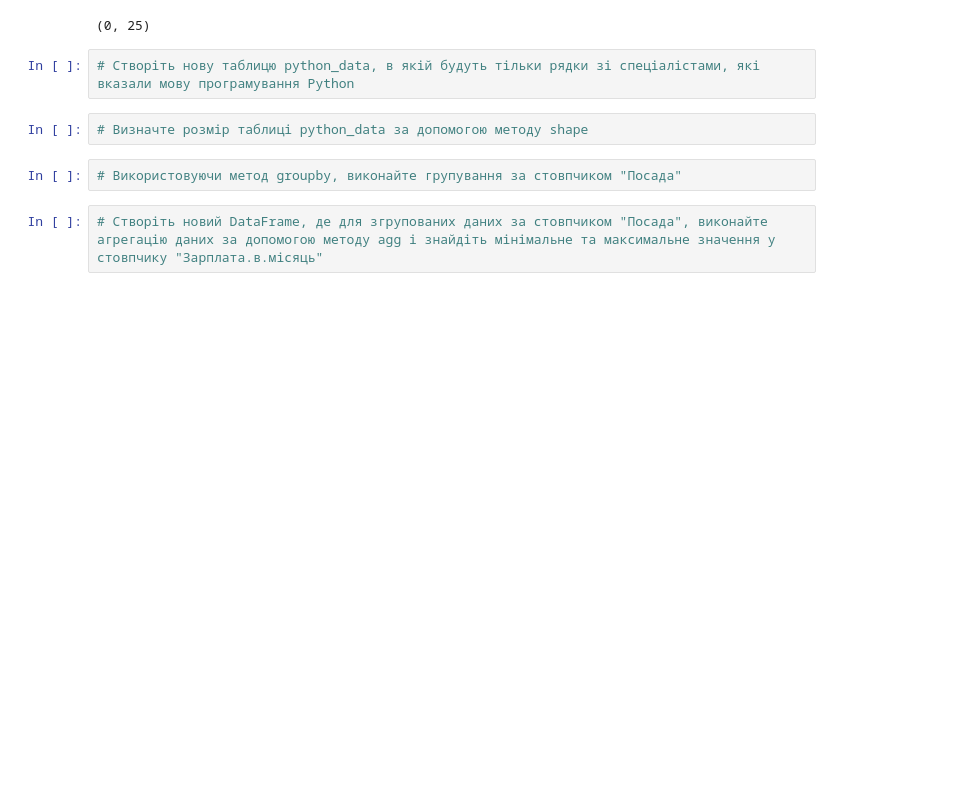
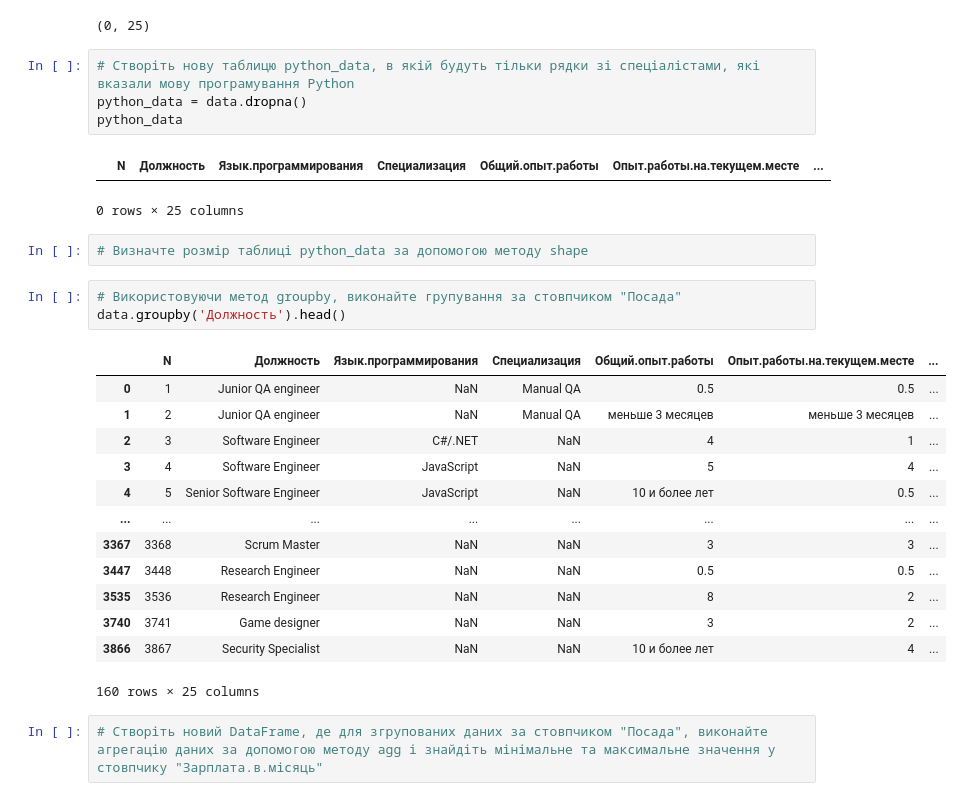
Before and after one commit to Gene4kaS/Data_science_python, a Jupyter notebook: Hw2.2.ipynb, the cells around one changed output. Drawn from its saved outputs; the diff is of its cells as text; blank space fills up the shorter version.

```diff
--- a/Hw2.2.ipynb
+++ b/Hw2.2.ipynb
@@ -40,10 +125,30 @@ data_full_cleaned.shape
 (0, 25)
 # %%
 # Створіть нову таблицю python_data, в якій будуть тільки рядки зі спеціалістами, які вказали мову програмування Python
+python_data = data.dropna()
+python_data
+# %% [output]
+|  | N | Должность | Язык.программирования | Специализация | Общий.опыт.работы | Опыт.работы.на.текущем.месте | ... |
+0 rows × 25 columns
 # %%
 # Визначте розмір таблиці python_data за допомогою методу shape
 # %%
 # Використовуючи метод groupby, виконайте групування за стовпчиком "Посада"
+data.groupby('Должность').head()
+# %% [output]
+|  | N | Должность | Язык.программирования | Специализация | Общий.опыт.работы | Опыт.работы.на.текущем.месте | ... |
+| 0 | 1 | Junior QA engineer | NaN | Manual QA | 0.5 | 0.5 | ... |
+| 1 | 2 | Junior QA engineer | NaN | Manual QA | меньше 3 месяцев | меньше 3 месяцев | ... |
+| 2 | 3 | Software Engineer | C#/.NET | NaN | 4 | 1 | ... |
+| 3 | 4 | Software Engineer | JavaScript | NaN | 5 | 4 | ... |
+| 4 | 5 | Senior Software Engineer | JavaScript | NaN | 10 и более лет | 0.5 | ... |
+| ... | ... | ... | ... | ... | ... | ... | ... |
+| 3367 | 3368 | Scrum Master | NaN | NaN | 3 | 3 | ... |
+| 3447 | 3448 | Research Engineer | NaN | NaN | 0.5 | 0.5 | ... |
+| 3535 | 3536 | Research Engineer | NaN | NaN | 8 | 2 | ... |
+| 3740 | 3741 | Game designer | NaN | NaN | 3 | 2 | ... |
+| 3866 | 3867 | Security Specialist | NaN | NaN | 10 и более лет | 4 | ... |
+160 rows × 25 columns
 # %%
 # Створіть новий DataFrame, де для згрупованих даних за стовпчиком "Посада", виконайте агрегацію даних за допомогою методу agg і знайдіть мінімальне та максимальне значення у стовпчику "Зарплата.в.місяць"
 # %%
```
Also changed, not shown: parts of 8 cells of this notebook, 1 other file.
